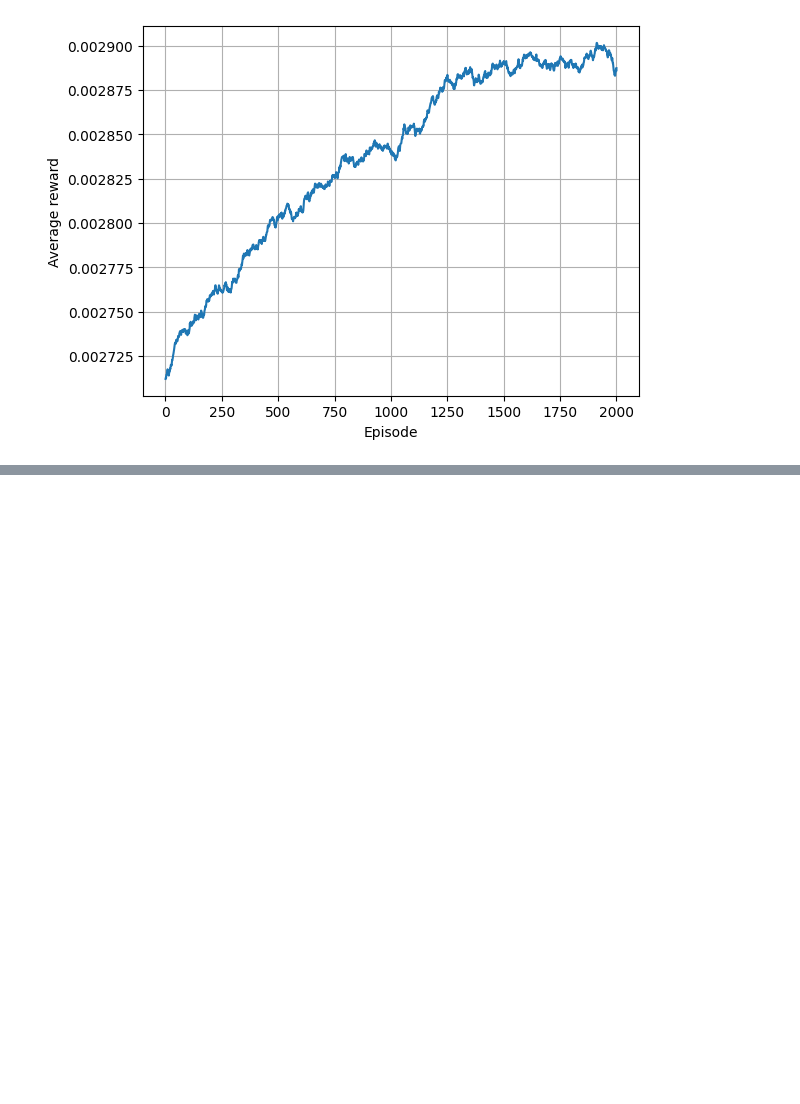
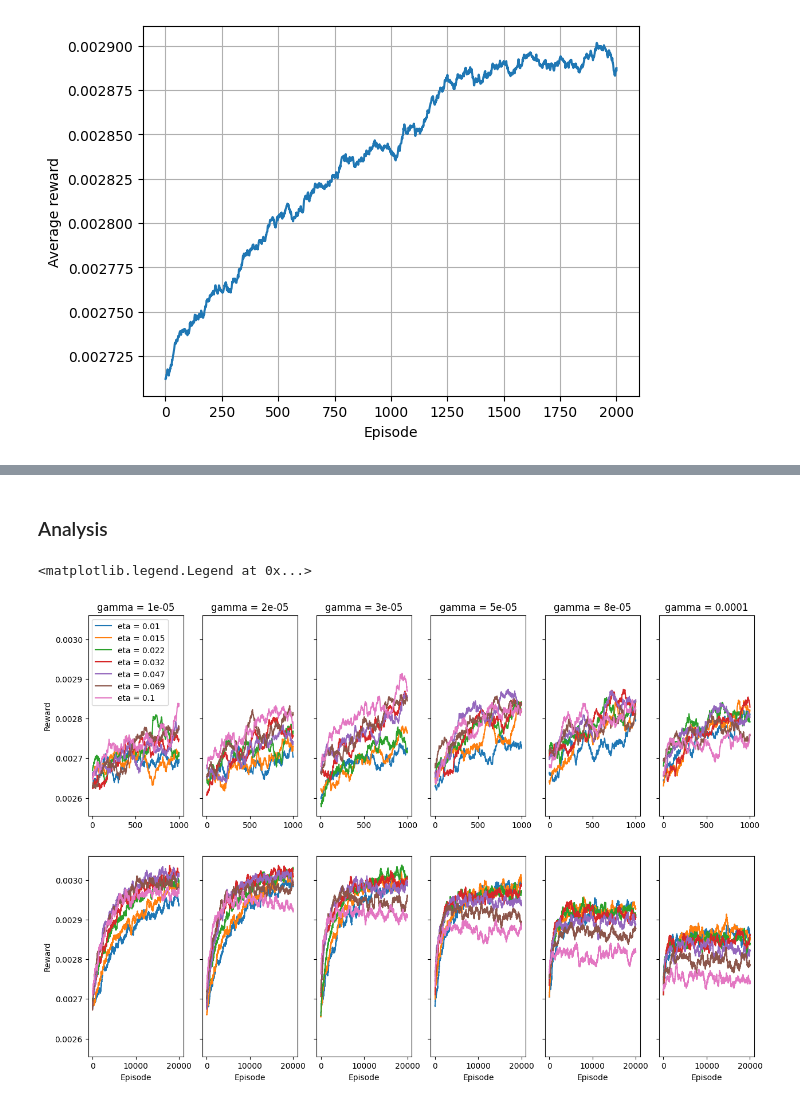
Before and after one commit to gorkamunoz/rl_opts, a Jupyter notebook: nbs/lib_nbs/develop/test_training_virtual_abm.ipynb, the cells around one changed output, grey strips where cells are left out. Cells and saved outputs as stored; diff of their text form; code cells hidden in the pictures; blank space fills up the shorter version.

```diff
--- a/nbs/lib_nbs/develop/test_training_virtual_abm.ipynb
+++ b/nbs/lib_nbs/develop/test_training_virtual_abm.ipynb
@@ -1131,0 +1160,49 @@ for idxg, gamma in enumerate(gammas):
+# %% [markdown]
+### Analysis
+# %%
+gammas = np.logspace(np.log10(7.19685673e-06), np.log10(1.93069773e-04), 8)[1:-1]
+etas = np.logspace(np.log10(0.00719686), -1, 8)[1:]
+
+fig, ax = plt.subplots(2, int(len(gammas)), figsize=(3*len(gammas)/1.2, 10), sharey=True)
+
+idx_c = -500
+
+rewards_at_1000 = np.zeros((len(gammas), len(etas)))
+rewards_at_end = np.zeros((len(gammas), len(etas)))
+
+for idxg, gamma in enumerate(gammas):
+
+    ax[0, idxg].set_title(f"gamma = {gamma:.1g}")
+    ax[1, idxg].set_xlabel('Episode')
+    for idxe, eta in enumerate(etas):
+
+        file_name = "_gamma_{}_eta_{}_episodes_{}.npy".format(f"{gamma:.1e}", f"{eta:.1e}", N_episodes)
+
+        rewards_path = os.path.join(out_dir,
+                                    "rewards"+file_name)
+
+        rews_g_e = np.load(rewards_path).mean(0)
+
+        rewards_at_1000[idxg, idxe] = rews_g_e[1000+idx_c:1000].mean()
+        rewards_at_end[idxg, idxe] = rews_g_e[idx_c:].mean()
+
+
+        # we restrict max epoch to see how learning is in shorter times. Set to -1 to see full trainings
+        max_epoch = 1000
+        ma = moving_average(rews_g_e[:max_epoch], n=int(max_epoch/10 if max_epoch/10 > 0 else 500))
+        x = np.linspace(1, max_epoch if max_epoch > 0 else N_episodes, len(ma))
+
+
+        ax[0, idxg].plot(x, ma, label = f"eta = {eta:.2g}")
+
+        # Full training
+        ma_full = moving_average(rews_g_e, n=500)
+        x_full = np.linspace(1, N_episodes, len(ma_full))
+        ax[1, idxg].plot(x_full, ma_full, label = f"eta = {eta:.2g}")
+
+
+plt.setp(ax[:, 0], ylabel='Reward')
+ax[0, 0].legend()
+# %% [output]
+<matplotlib.legend.Legend at 0x...>
+[figure, added]
```
Also changed, not shown: parts of 15 cells of this notebook.
